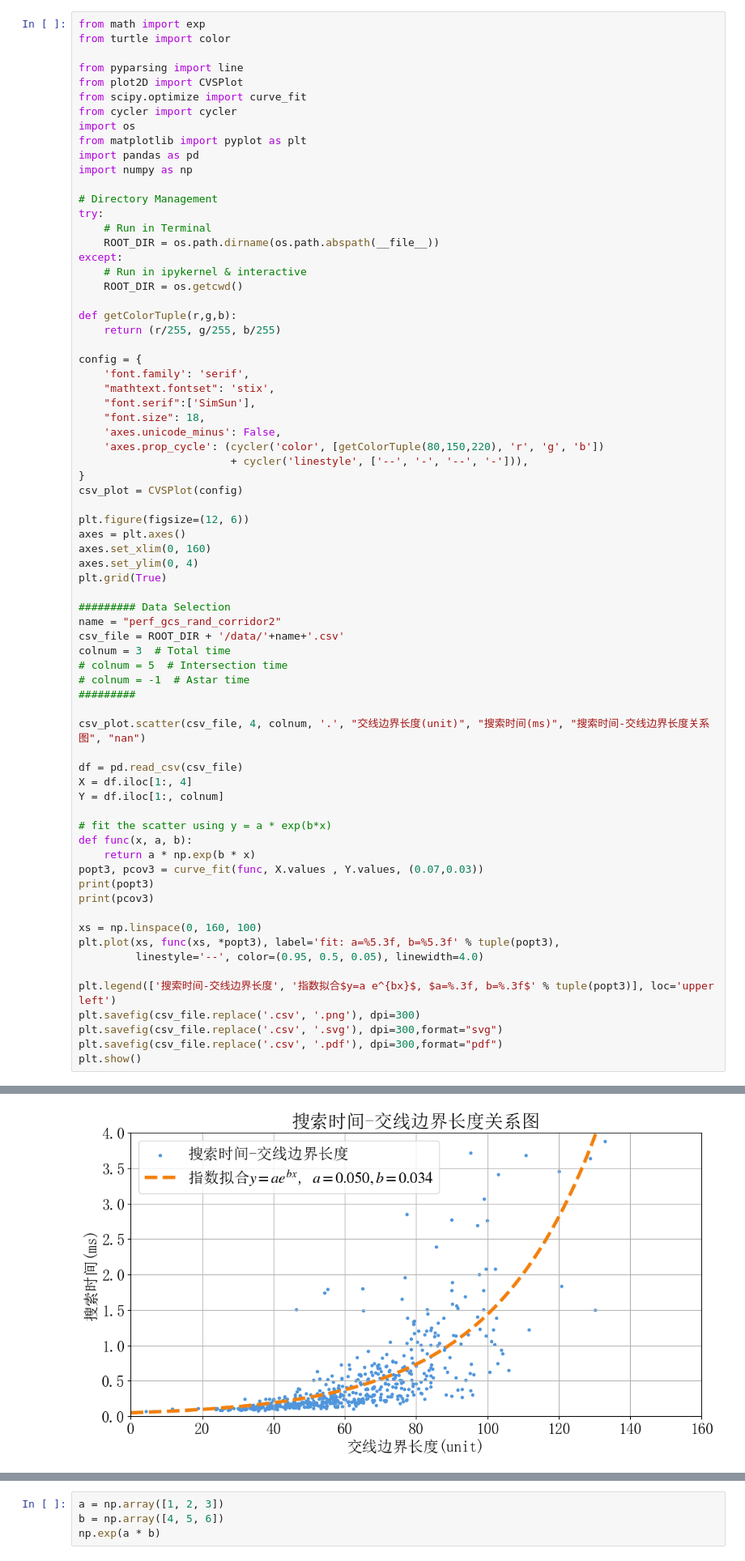
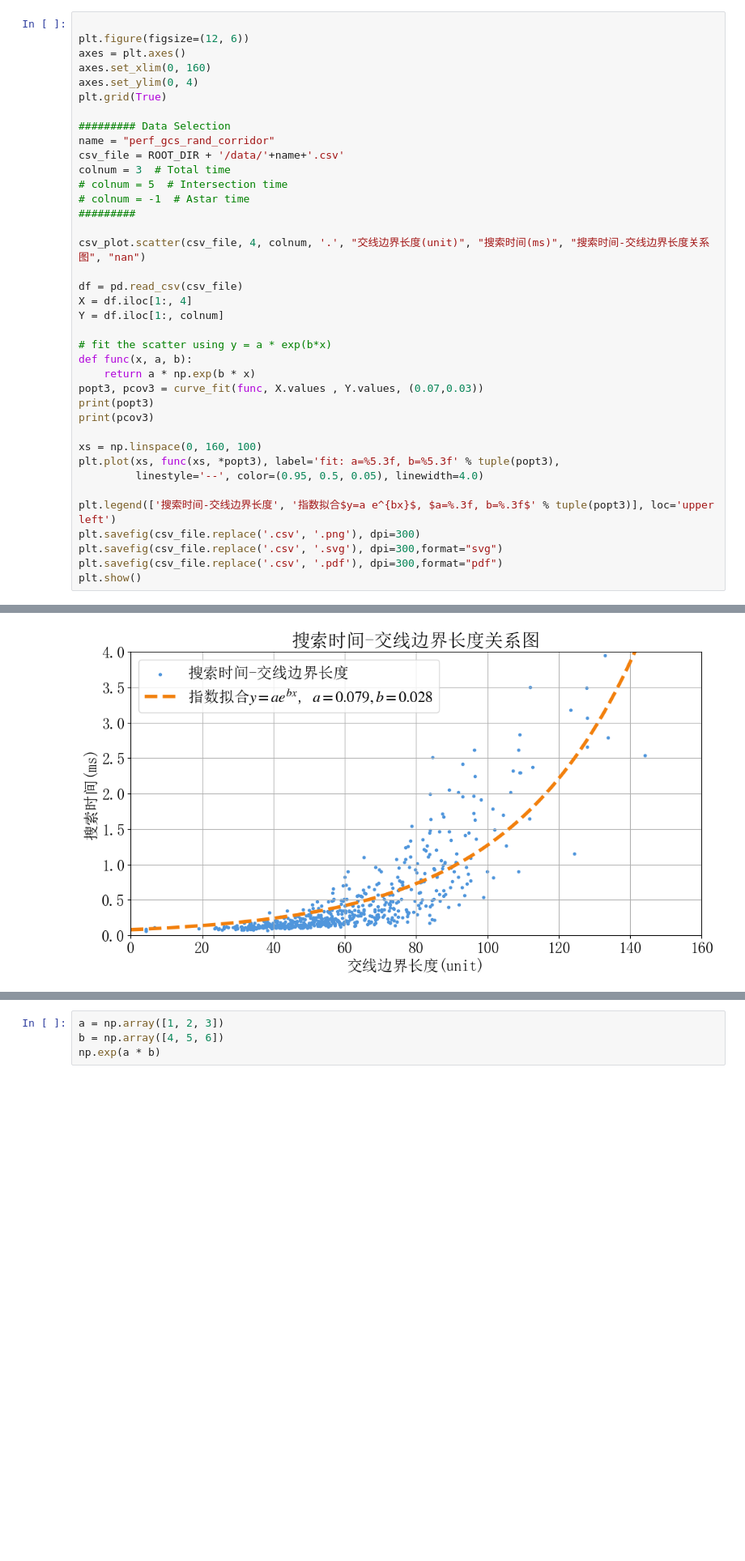
Before and after one commit to MasterYip/FLTPlanner, a Jupyter notebook: analysis_scripts/benchmarking/gcs_benchmark.ipynb, the cells around one changed output, grey strips where cells are left out. Shown at 81% size. Saved outputs shown, nothing was run; the diff lists cells and outputs as text; blank space fills up the shorter version.

```diff
--- a/analysis_scripts/benchmarking/gcs_benchmark.ipynb
+++ b/analysis_scripts/benchmarking/gcs_benchmark.ipynb
@@ -1,37 +39,4 @@
 # %%
-from math import exp
-from turtle import color
-
-from pyparsing import line
-from plot2D import CVSPlot
-from scipy.optimize import curve_fit
-from cycler import cycler
-import os
-from matplotlib import pyplot as plt
-import pandas as pd
-import numpy as np
-
-# Directory Management
-try:
-    # Run in Terminal
-    ROOT_DIR = os.path.dirname(os.path.abspath(__file__))
-except:
-    # Run in ipykernel & interactive
-    ROOT_DIR = os.getcwd()
-
-def getColorTuple(r,g,b):
-    return (r/255, g/255, b/255)
-
-config = {
-    'font.family': 'serif',
-    "mathtext.fontset": 'stix',
-    "font.serif":['SimSun'],
-    "font.size": 18,
-    'axes.unicode_minus': False,
-    'axes.prop_cycle': (cycler('color', [getColorTuple(80,150,220), 'r', 'g', 'b'])
-                        + cycler('linestyle', ['--', '-', '--', '-'])),
-}
-csv_plot = CVSPlot(config)
 
 plt.figure(figsize=(12, 6))
 axes = plt.axes()
@@ -40,7 +45,7 @@ axes.set_ylim(0, 4)
 plt.grid(True)
 
 ######### Data Selection
-name = "perf_gcs_rand_corridor2"
+name = "perf_gcs_rand_corridor"
 csv_file = ROOT_DIR + '/data/'+name+'.csv'
 colnum = 3  # Total time
 # colnum = 5  # Intersection time
@@ -76 +81 @@ plt.show()
-[figure, old version]
+[figure, new version]
```
Also changed, not shown: parts of 7 cells of this notebook.
